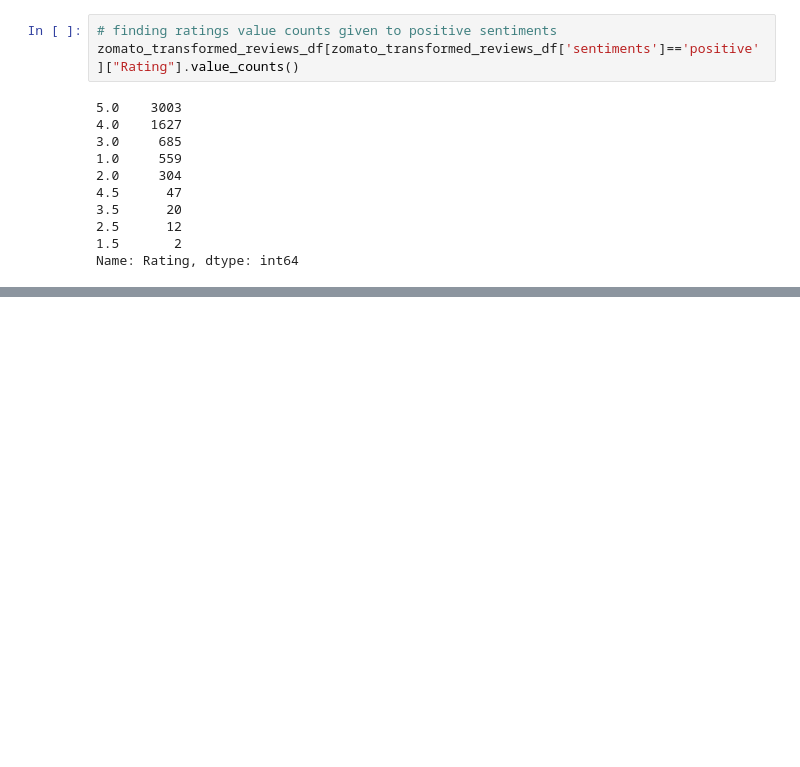
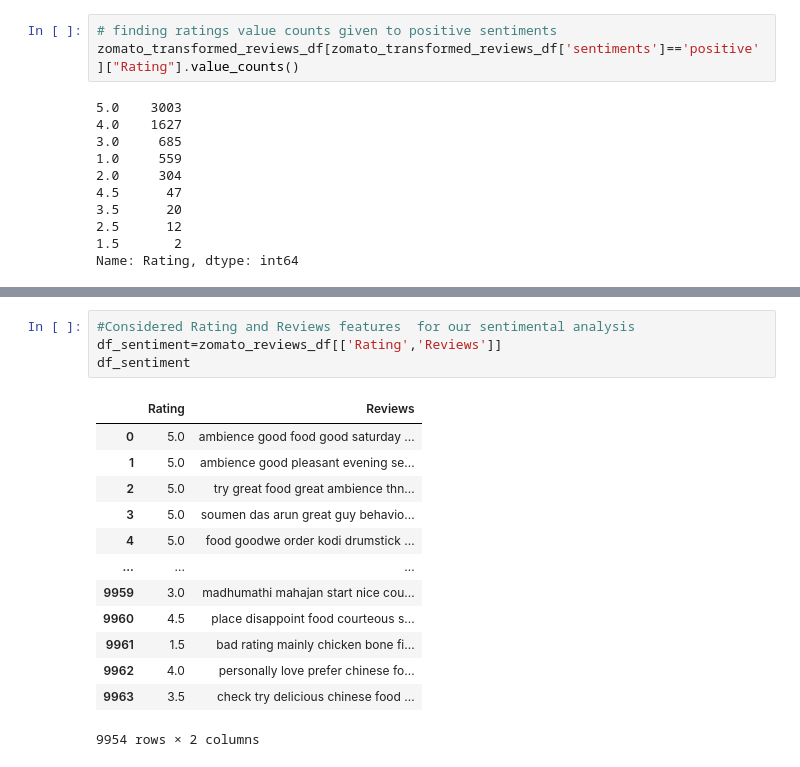
Before and after one commit to VargheseTito/Zomato-Restaurant-Clustering-And-Sentiment-Analysis, a Jupyter notebook: ZOMATO_RESTAURANT_CLUSTERING_AND_SENTIMENT_ANALYSIS_Tito_Varghese.ipynb, the cells around one changed output, grey strips where cells are left out. Drawn from its saved outputs; the diff is of its cells as text; blank space fills up the shorter version.

```diff
--- a/ZOMATO_RESTAURANT_CLUSTERING_AND_SENTIMENT_ANALYSIS_Tito_Varghese.ipynb
+++ b/ZOMATO_RESTAURANT_CLUSTERING_AND_SENTIMENT_ANALYSIS_Tito_Varghese.ipynb
@@ -1470,0 +1485,18 @@ zomato_transformed_reviews_df.head()
+# %%
+#Considered Rating and Reviews features  for our sentimental analysis
+df_sentiment=zomato_reviews_df[['Rating','Reviews']]
+df_sentiment
+# %% [output]
+|  | Rating | Reviews |
+| 0 | 5.0 | ambience good food good saturday ... |
+| 1 | 5.0 | ambience good pleasant evening se... |
+| 2 | 5.0 | try great food great ambience thn... |
+| 3 | 5.0 | soumen das arun great guy behavio... |
+| 4 | 5.0 | food goodwe order kodi drumstick ... |
+| ... | ... | ... |
+| 9959 | 3.0 | madhumathi mahajan start nice cou... |
+| 9960 | 4.5 | place disappoint food courteous s... |
+| 9961 | 1.5 | bad rating mainly chicken bone fi... |
+| 9962 | 4.0 | personally love prefer chinese fo... |
+| 9963 | 3.5 | check try delicious chinese food ... |
+9954 rows × 2 columns
```
Also changed, not shown: parts of 45 cells of this notebook.
